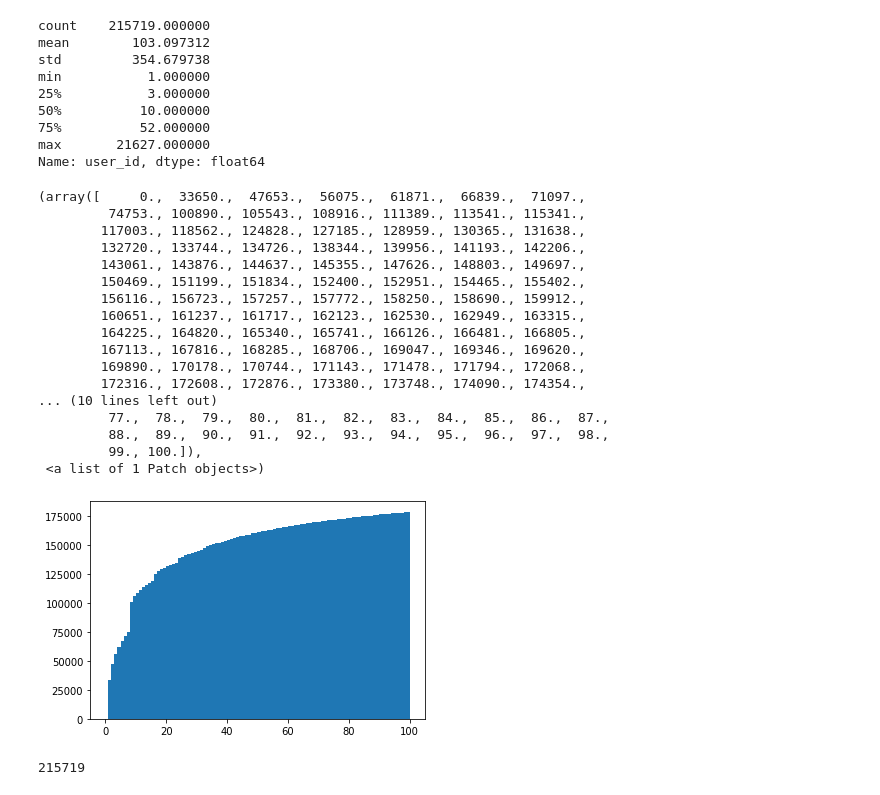
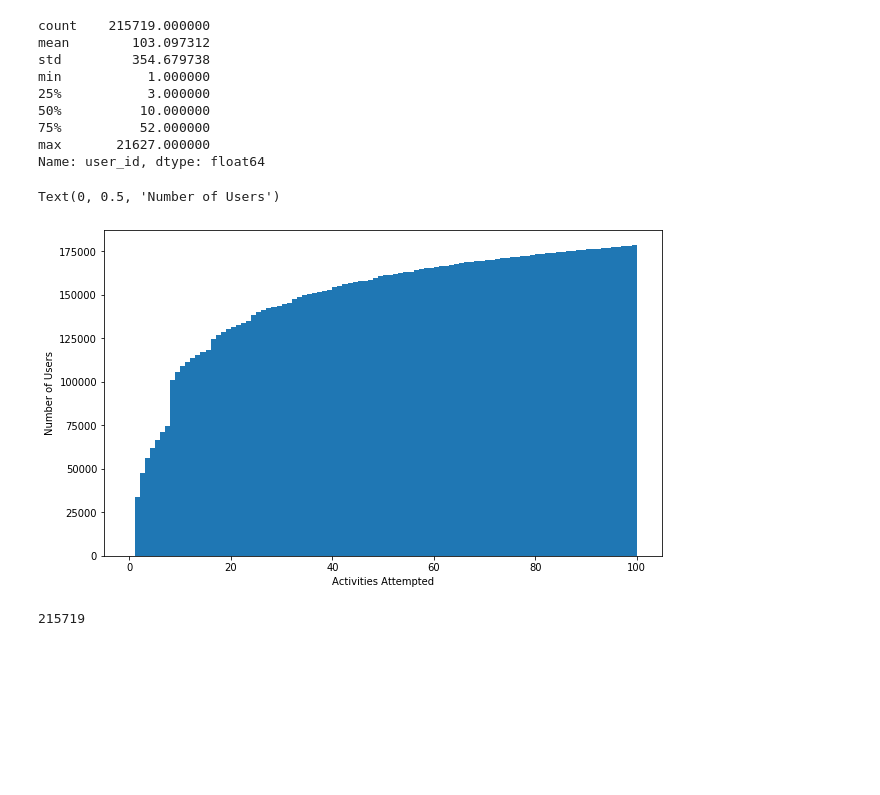
Before and after one commit to branlindsey/junyi_app_user, a Jupyter notebook: EDA.ipynb, the cells around one changed output. Drawn from its saved outputs; the diff is of its cells as text; code cells hidden in the pictures; blank space fills up the shorter version.

Commit message:
Save new plot

```diff
--- a/EDA.ipynb
+++ b/EDA.ipynb
@@ -117,26 +117,14 @@ Name: user_id, dtype: float64
 # %%
 total_usage = data['user_id'].value_counts().sort_index()
 # %%
-plt.hist(total_usage, bins=100, range=(0,100), histtype='stepfilled', cumulative=True)
+fig, ax = plt.subplots(figsize=(10,6))
+
+ax.hist(total_usage, bins=100, range=(0,100), histtype='stepfilled', cumulative=True)
+ax.set_xlabel('Activities Attempted')
+ax.set_ylabel('Number of Users')
 # %% [output]
-(array([     0.,  33650.,  47653.,  56075.,  61871.,  66839.,  71097.,
-         74753., 100890., 105543., 108916., 111389., 113541., 115341.,
-        117003., 118562., 124828., 127185., 128959., 130365., 131638.,
-        132720., 133744., 134726., 138344., 139956., 141193., 142206.,
-        143061., 143876., 144637., 145355., 147626., 148803., 149697.,
-        150469., 151199., 151834., 152400., 152951., 154465., 155402.,
-        156116., 156723., 157257., 157772., 158250., 158690., 159912.,
-        160651., 161237., 161717., 162123., 162530., 162949., 163315.,
-        164225., 164820., 165340., 165741., 166126., 166481., 166805.,
-        167113., 167816., 168285., 168706., 169047., 169346., 169620.,
-        169890., 170178., 170744., 171143., 171478., 171794., 172068.,
-        172316., 172608., 172876., 173380., 173748., 174090., 174354.,
-... (10 lines left out)
-         77.,  78.,  79.,  80.,  81.,  82.,  83.,  84.,  85.,  86.,  87.,
-         88.,  89.,  90.,  91.,  92.,  93.,  94.,  95.,  96.,  97.,  98.,
-         99., 100.]),
- <a list of 1 Patch objects>)
+Text(0, 0.5, 'Number of Users')
-[figure, old version]
+[figure, new version]
 # %%
 len(total_usage)
 # %% [output]
```
Also changed, not shown: parts of 2 cells of this notebook, 1 other file.
